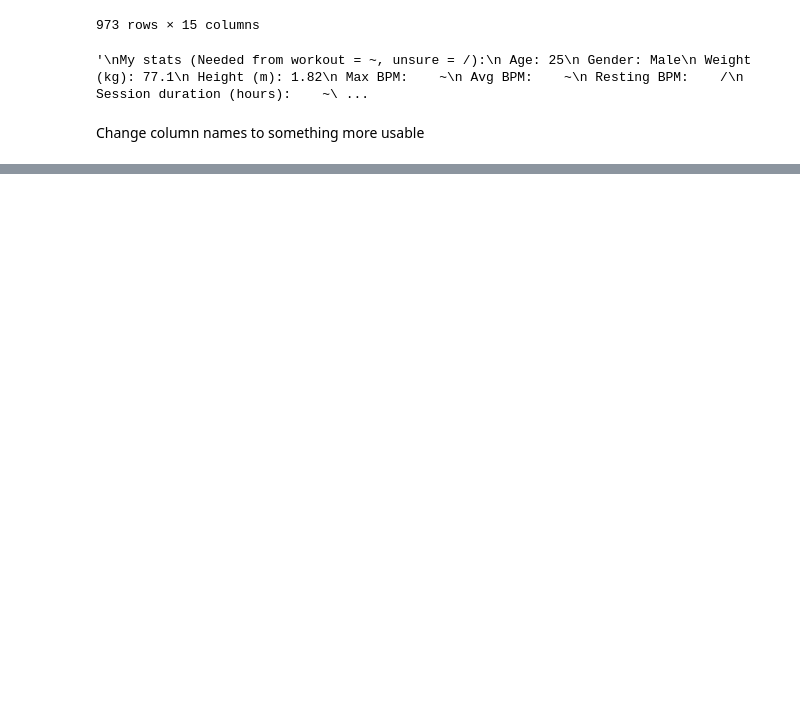
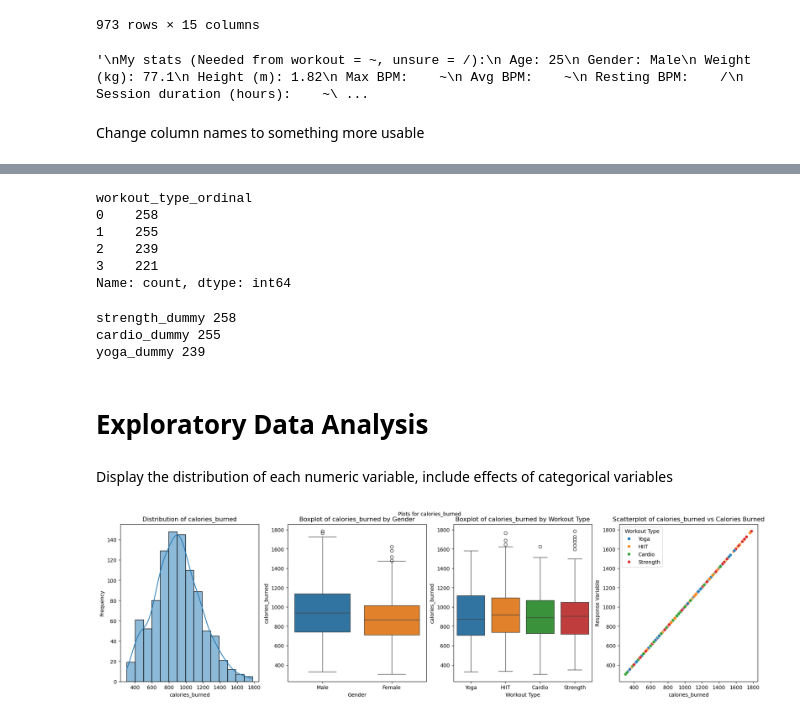
Before and after one commit to p-hinson/gym_data_analysis, a Jupyter notebook: workouts_analysis.ipynb, the cells around one changed output, grey strips where cells are left out. Cells and saved outputs as stored; diff of their text form; code cells hidden in the pictures; blank space fills up the shorter version.

```diff
--- a/workouts_analysis.ipynb
+++ b/workouts_analysis.ipynb
@@ -62,4 +64,7 @@ My stats (Needed from workout = ~, unsure = /):
 # %% [markdown]
 Change column names to something more usable
 # %%
-gym_data.columns = ['age',	'gender',	'weight', 'height', (m)	Max_BPM	Avg_BPM	Resting_BPM	Session_Duration (hours)	Calories_Burned	Workout_Type	Fat_Percentage	Water_Intake (liters)	Workout_Frequency (days/week)	Experience_Level	BMI]
+gym_data.columns = ['age',	'gender',	'weight', 'height', 'max_bpm',	'avg_bpm',
+                    'resting_bpm',	'session_duration',	'calories_burned',	'workout_type',
+                    'fat_percentage',	'water_intake', 'workout_frequency', 'experience_level',
+                    'BMI']
@@ -65,0 +102,3 @@ gym_data.columns = ['age',	'gender',	'weight', 'height', (m)	Max_BPM	Avg_BPM	Res
+# %%
+gym_data['gender_encoded'] = gym_data['gender'].apply(lambda x : 1 if x == 'Male' else 0)
+gym_data['gender_encoded'].value_counts()
@@ -65,0 +121,24 @@ gym_data.columns = ['age',	'gender',	'weight', 'height', (m)	Max_BPM	Avg_BPM	Res
+# %%
+gym_data['workout_type_ordinal'] = gym_data['workout_type'].apply(lambda x: 0 if x == 'Strength' else 1 if x == 'Cardio' else 2 if x == 'Yoga' else 3)
+gym_data['workout_type_ordinal'].value_counts()
+# %% [output]
+workout_type_ordinal
+0    258
+1    255
+2    239
+3    221
+Name: count, dtype: int64
+# %%
+gym_data['strength_dummy'] = gym_data['workout_type'].apply(lambda x:1 if x == 'Strength' else 0)
+gym_data['cardio_dummy'] = gym_data['workout_type'].apply(lambda x:1 if x == 'Cardio' else 0)
+gym_data['yoga_dummy'] = gym_data['workout_type'].apply(lambda x:1 if x == 'Yoga' else 0)
+for col_name in ['strength_dummy', 'cardio_dummy', 'yoga_dummy']:
+    print(col_name, sum(gym_data[col_name]))
+# %% [output]
+strength_dummy 258
+cardio_dummy 255
+yoga_dummy 239
+# %% [markdown]
+# Exploratory Data Analysis
+# %% [markdown]
+Display the distribution of each numeric variable, include effects of categorical variables
@@ -65,0 +154,35 @@ gym_data.columns = ['age',	'gender',	'weight', 'height', (m)	Max_BPM	Avg_BPM	Res
+# %%
+def plot_numeric(col_name):
+    fig, axes = plt.subplots(1, 4, figsize=(18, 5), constrained_layout=True)
+
+    # 1. Numeric Distribution
+    sns.histplot(gym_data[col_name], kde=True, bins=15, ax=axes[0])
+    axes[0].set_title(f'Distribution of {col_name}')
+    axes[0].set_xlabel(col_name)
+    axes[0].set_ylabel('Frequency')
+
+    # 2. Boxplot for Value Variation by Categorical Columns
+    sns.boxplot(x='gender', y=col_name, hue = 'gender', data=gym_data, ax=axes[1])
+    axes[1].set_title(f'Boxplot of {col_name} by Gender')
+    axes[1].set_xlabel('Gender')
+    axes[1].set_ylabel(col_name)
+
+    sns.boxplot(x='workout_type', y=col_name, hue = 'workout_type', data=gym_data, ax=axes[2])
+    axes[2].set_title(f'Boxplot of {col_name} by Workout Type')
+    axes[2].set_xlabel('Workout Type')
+    axes[2].set_ylabel(col_name)
+
+    # 3. Scatterplot vs Response Variable
+    sns.scatterplot(x=gym_data[col_name], y=gym_data['calories_burned'], hue=gym_data['workout_type'], ax=axes[3])
+    axes[3].set_title(f'Scatterplot of {col_name} vs Calories Burned')
+    axes[3].set_xlabel(col_name)
+    axes[3].set_ylabel('Response Variable')
+    axes[3].legend(title='Workout Type')
+
+    # Show the plots
+    plt.suptitle(f'Plots for {col_name}', fontsize=10, y=1.02)
+    plt.show()
+
+plot_numeric('calories_burned')
+# %% [output]
+[figure, added]
```
Also changed, not shown: parts of 31 cells of this notebook.
